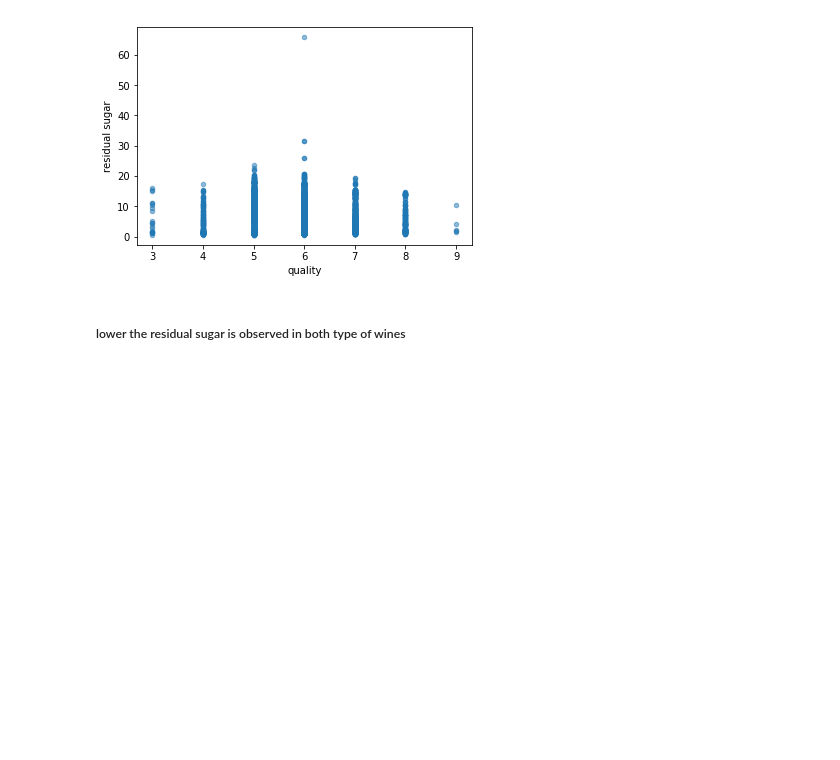
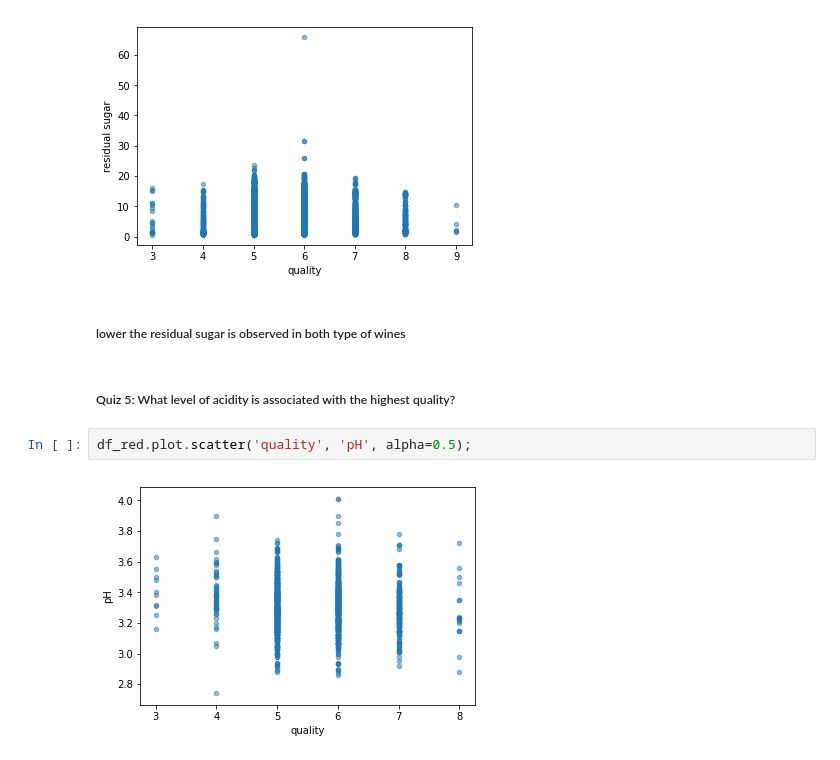
Before and after one commit to PadmarajBhat/DataAnalyst-1, a Jupyter notebook: The Data Analysis Process/Data Analysis Process Notes.ipynb, the cells around one changed output. Saved outputs shown, nothing was run; the diff lists cells and outputs as text; blank space fills up the shorter version.

Commit message:
feat: acidity vs quality
- higher the acidity (low pH) higher is quality

```diff
--- a/The Data Analysis Process/Data Analysis Process Notes.ipynb
+++ b/The Data Analysis Process/Data Analysis Process Notes.ipynb
@@ -115,3 +115,9 @@ df_white.plot.scatter('quality', 'residual sugar', alpha=0.5);
 [figure]
 # %% [markdown]
 ##### lower the residual sugar is observed in both type of wines
+# %% [markdown]
+##### Quiz 5: What level of acidity is associated with the highest quality?
+# %%
+df_red.plot.scatter('quality', 'pH', alpha=0.5);
+# %% [output]
+[figure, added]
```
Also changed, not shown: parts of 5 cells of this notebook.
